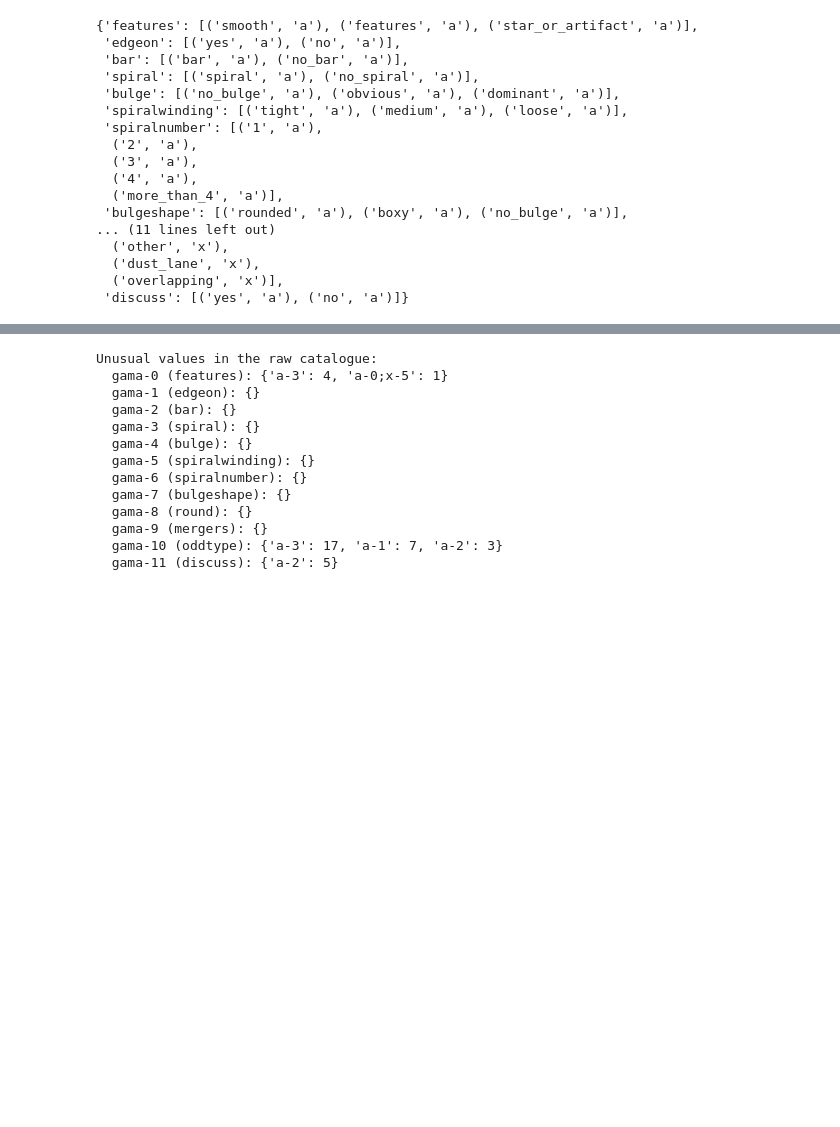
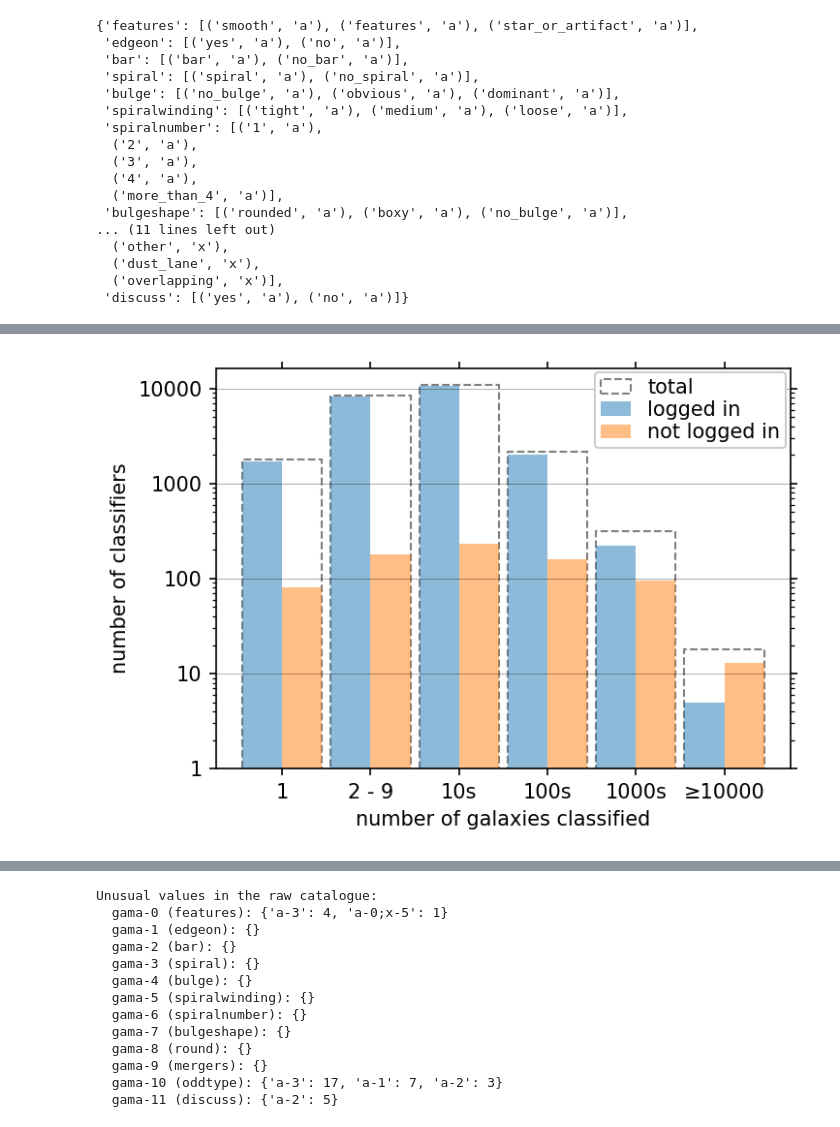
Before and after one commit to leeskelvin/gamakidsgz, a Jupyter notebook: outputs/binclean/binclean.ipynb, the cells around one changed output, grey strips where cells are left out. Cells and saved outputs as stored; diff of their text form; code cells hidden in the pictures; blank space fills up the shorter version.

```diff
--- a/outputs/binclean/binclean.ipynb
+++ b/outputs/binclean/binclean.ipynb
@@ -483,0 +553,43 @@ Wall time: 9min 41s
+# %%
+# number of galaxies classified per user (logged in version)
+nums_unsorted = Counter(rawdata[user])
+nums = {k:v for k,v in sorted(nums_unsorted.items(),
+                              key=lambda item:item[1],reverse=True)}
+nums_li = {k:v for k,v in nums.items() if k > 0}
+nums_nli = {k:v for k,v in nums.items() if k < 0}
+bins = np.append([0, 2], 10**np.arange(1, 6, 1))
+# nums_mids = [str(bins[i-1])+' - '+str(bins[i]-1)
+#              for i in range(2,len(bins)-1)]
+nums_mids = [str(bins[i])+'s' for i in range(2,len(bins)-2)]
+nums_code = np.hstack((np.array(('1','2 - 9')), nums_mids,
+                       '≥'+str(bins[-2])))
+nums_hist, _ = np.histogram(list(nums.values()), bins=bins)
+nums_hist_li, _ = np.histogram(list(nums_li.values()), bins=bins)
+nums_hist_nli, _ = np.histogram(list(nums_nli.values()), bins=bins)
+cmap = plt.get_cmap('tab10')
+fig, ax = plt.subplots(1, 1, figsize=(5,3.5), dpi=150)
+ax.bar(nums_code, nums_hist, log=True, width=0.9, alpha=0.5,
+       label='total', fill=False, edgecolor='k', linestyle='--')
+ax.bar(nums_code, nums_hist_li, log=True, width=-0.45, alpha=0.5,
+       align='edge', fill=True, color=cmap(0),
+       label='logged in')
+ax.bar(nums_code, nums_hist_nli, log=True, width=0.45, alpha=0.5,
+       align='edge', fill=True, color=cmap(1),
+       label='not logged in')
+ax.get_yaxis().set_major_formatter(matplotlib.ticker.FuncFormatter(
+    lambda x, p: int(x)))
+ax.tick_params(which='both',
+               top=True, bottom=True, left=True, right=True)
+ax.set_ylim((1, np.max(nums_hist)*1.5))
+[ax.axhline(y,c='k',lw=0.3,alpha=0.5) for y in 10**np.arange(1,9,1)]
+ax.set_xlabel('number of galaxies classified')
+ax.set_ylabel('number of classifiers')
+ax.legend(fontsize='medium', handlelength=1.5, borderpad=0.3,
+          labelspacing=0.15, borderaxespad=0.2, framealpha=1)
+# plt.xticks(rotation=30, ha='right')
+plt.tight_layout()
+plt.savefig(fname='stat_num_class_logged.pdf', dpi='figure')
+plt.show()
+plt.close()
+# %% [output]
+[figure, added]
```
Also changed, not shown: parts of 32 cells of this notebook, 31 other files.
